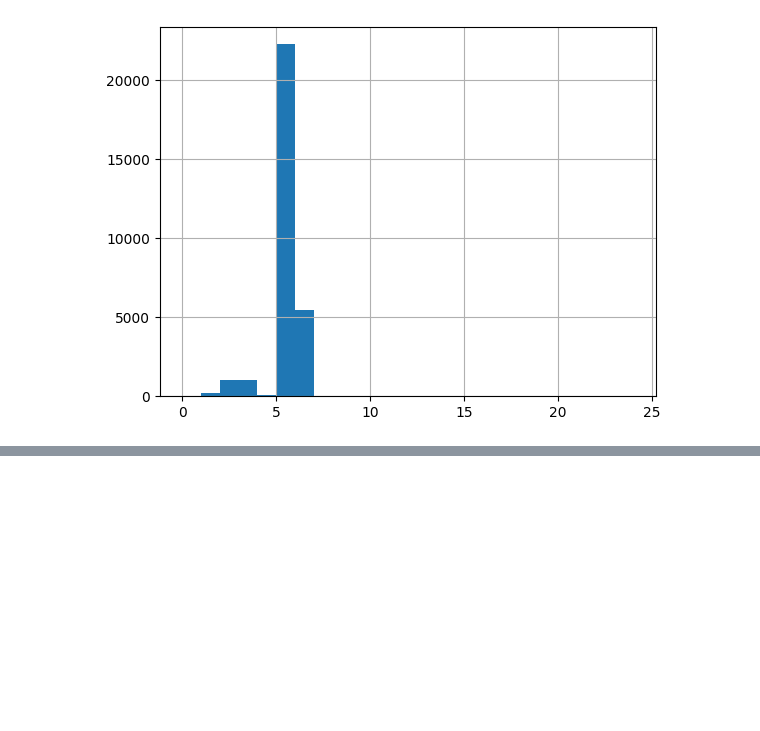
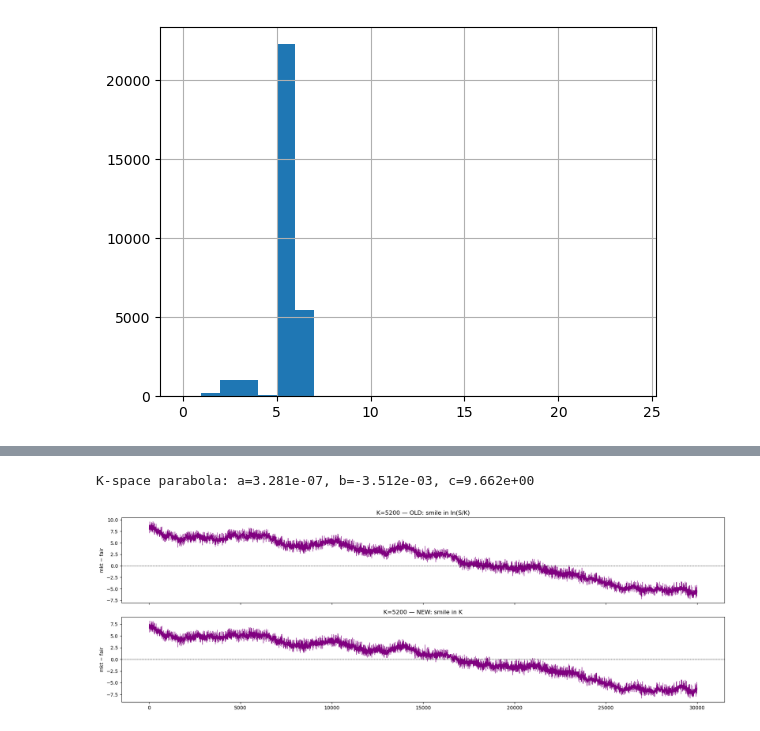
Before and after one commit to nikaslukyanov/kernel_trick, a Jupyter notebook: ROUND3/options.ipynb, the cells around one changed output, grey strips where cells are left out. Cells and saved outputs as stored; diff of their text form; code cells hidden in the pictures; blank space fills up the shorter version.

```diff
--- a/ROUND3/options.ipynb
+++ b/ROUND3/options.ipynb
@@ -463,0 +483,30 @@ def calibrate_sabr(market_vols, strikes, F, T, beta=0.5):
+# %%
+# parabola in K-space
+xK = opts_clean['strike'].values.astype(float)
+yK = opts_clean['iv'].values
+coeffs_K = np.polyfit(xK, yK, 2)
+print(f'K-space parabola: a={coeffs_K[0]:.3e}, b={coeffs_K[1]:.3e}, c={coeffs_K[2]:.3e}')
+
+opts_K = opts_clean.copy()
+opts_K['iv_fit_K'] = np.polyval(coeffs_K, opts_K['strike'].values)
+opts_K['iv_resid_K'] = opts_K['iv'] - opts_K['iv_fit_K']
+opts_K['fair_price_K'] = opts_K.apply(
+    lambda r: bs_call(r['spot'], r['strike'], r['tte'], r['iv_fit_K']), axis=1)
+opts_K['price_dev_K'] = opts_K['mid_price'] - opts_K['fair_price_K']
+
+# compare price_dev vs price_dev_K for K=5200
+fig, axes = plt.subplots(2, 1, figsize=(18, 6), sharex=True)
+for ax, col, title in [
+    (axes[0], 'price_dev',   'OLD: smile in ln(S/K)'),
+    (axes[1], 'price_dev_K', 'NEW: smile in K')
+]:
+    sub = (opts_K[opts_K['strike']==5200].sort_values(['day','timestamp']).reset_index(drop=True))
+    ax.plot(sub.index, sub[col], lw=0.5, color='purple')
+    ax.axhline(0, color='k', lw=0.6, ls='--')
+    ax.set_title(f'K=5200 — {title}')
+    ax.set_ylabel('mkt − fair')
+plt.tight_layout()
+plt.show()
+# %% [output]
+K-space parabola: a=3.281e-07, b=-3.512e-03, c=9.662e+00
+[figure, added]
```
Also changed, not shown: parts of 19 cells of this notebook, 2 other files.
